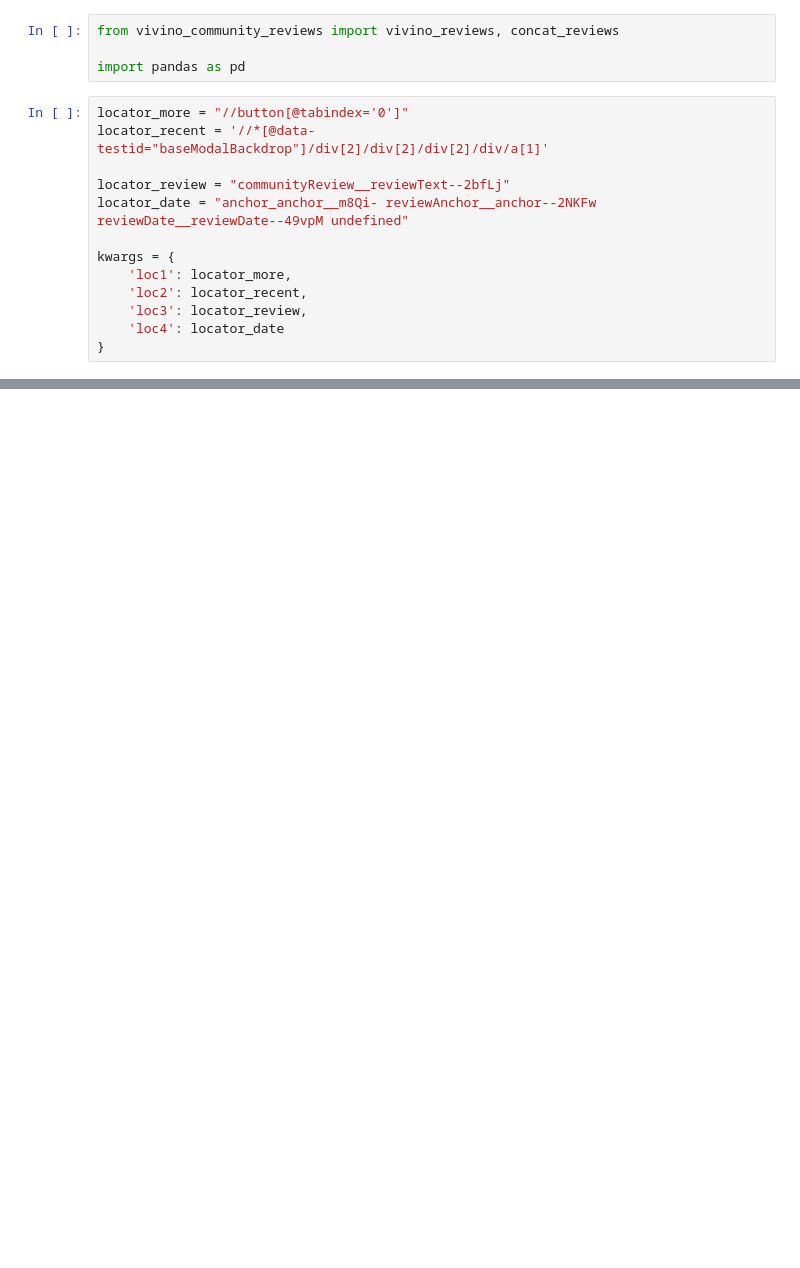
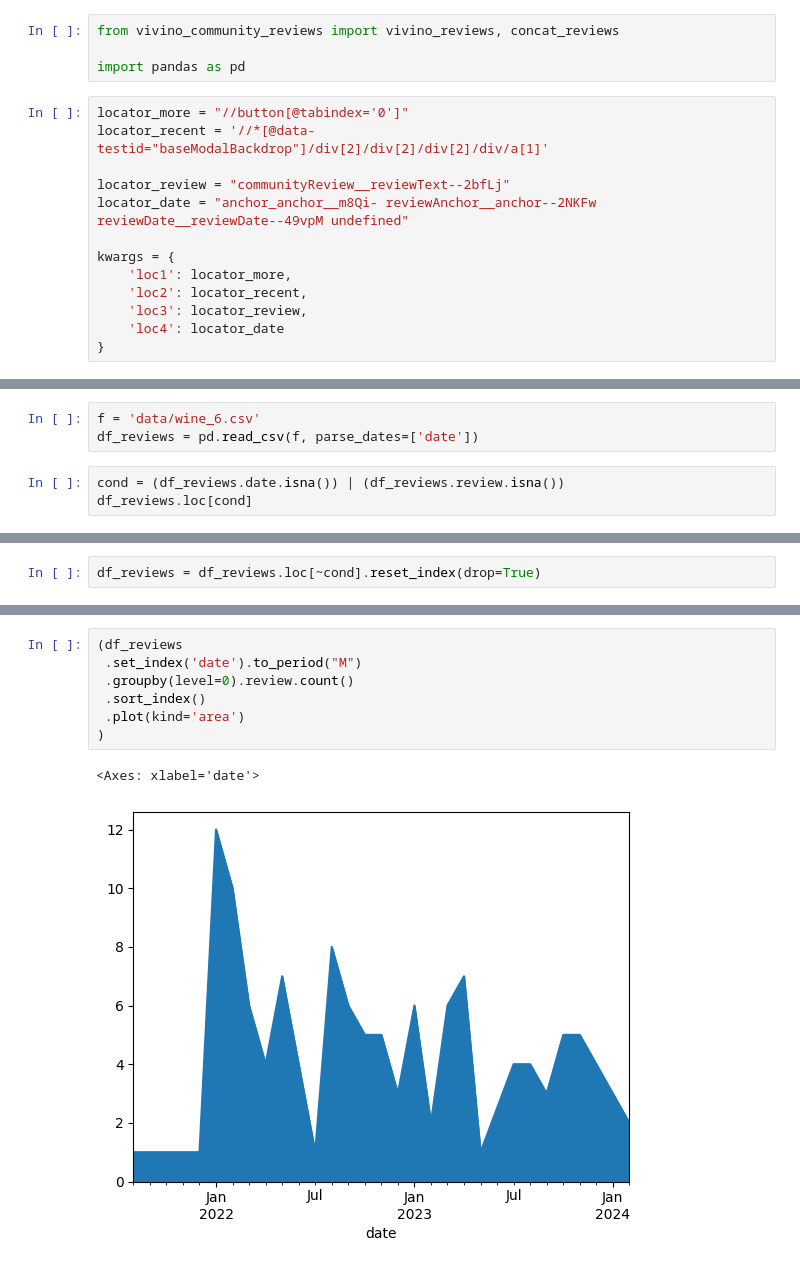
Before and after one commit to lbk209/topic_modeling, a Jupyter notebook: vivino_community_reviews.ipynb, the cells around one changed output, grey strips where cells are left out. Drawn from its saved outputs; the diff is of its cells as text; blank space fills up the shorter version.

```diff
--- a/vivino_community_reviews.ipynb
+++ b/vivino_community_reviews.ipynb
@@ -72,0 +58,6 @@ ValueError: time data '' does not match format '%b %d, %Y'
+# %%
+f = 'data/wine_6.csv'
+df_reviews = pd.read_csv(f, parse_dates=['date'])
+# %%
+cond = (df_reviews.date.isna()) | (df_reviews.review.isna())
+df_reviews.loc[cond]
@@ -72,0 +67,2 @@ ValueError: time data '' does not match format '%b %d, %Y'
+# %%
+df_reviews = df_reviews.loc[~cond].reset_index(drop=True)
@@ -72,0 +78,10 @@ ValueError: time data '' does not match format '%b %d, %Y'
+# %%
+(df_reviews
+ .set_index('date').to_period("M")
+ .groupby(level=0).review.count()
+ .sort_index()
+ .plot(kind='area')
+)
+# %% [output]
+<Axes: xlabel='date'>
+[figure, added]
```
Also changed, not shown: parts of 38 cells of this notebook.
